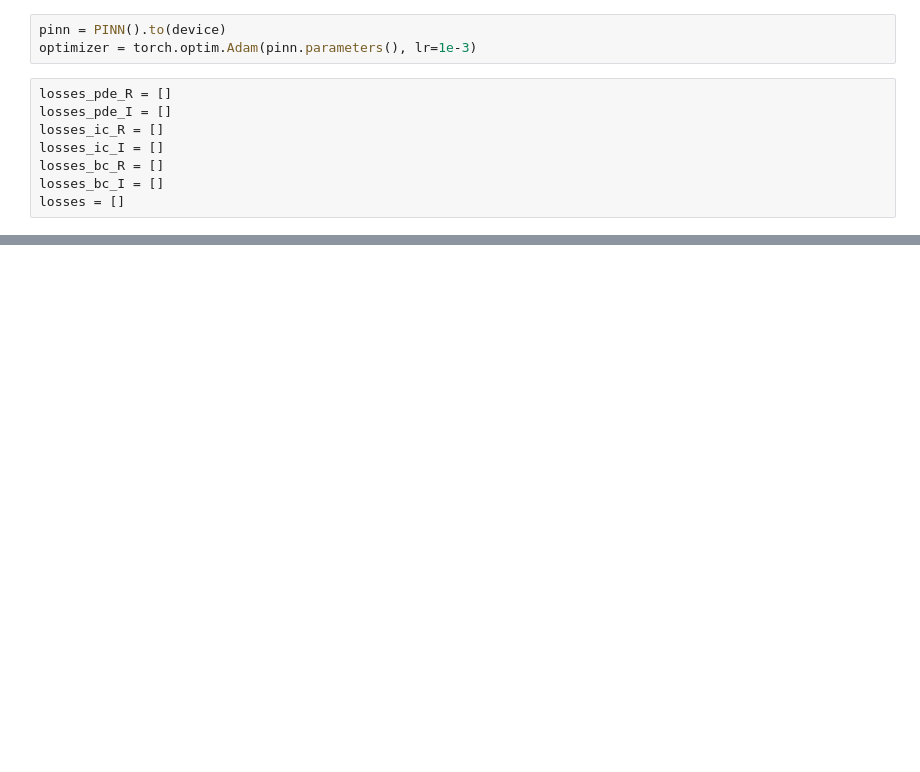
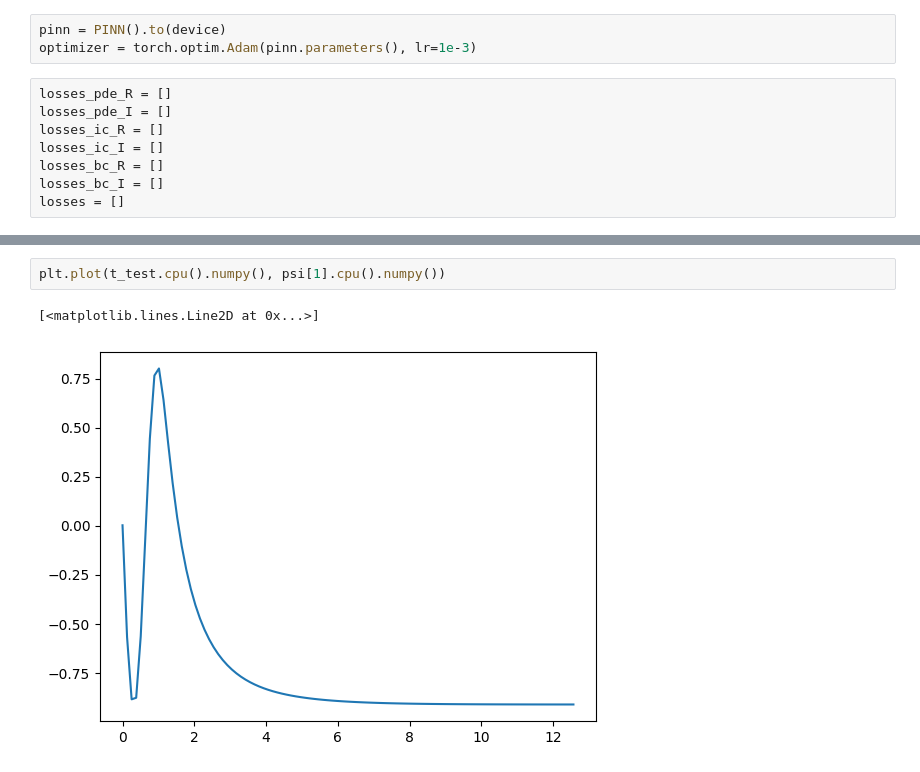
Before and after one commit to stephenhky/PINNNotebooks, a Jupyter notebook: schrodinger_equation_1dbox.ipynb, the cells around one changed output, grey strips where cells are left out. Cells and saved outputs as stored; diff of their text form; blank space fills up the shorter version.

```diff
--- a/schrodinger_equation_1dbox.ipynb
+++ b/schrodinger_equation_1dbox.ipynb
@@ -138,0 +169,5 @@ Epoch 4999: -398.23
+# %%
+plt.plot(t_test.cpu().numpy(), psi[1].cpu().numpy())
+# %% [output]
+[<matplotlib.lines.Line2D at 0x...>]
+[figure, added]
```
Also changed, not shown: parts of 8 cells of this notebook.
